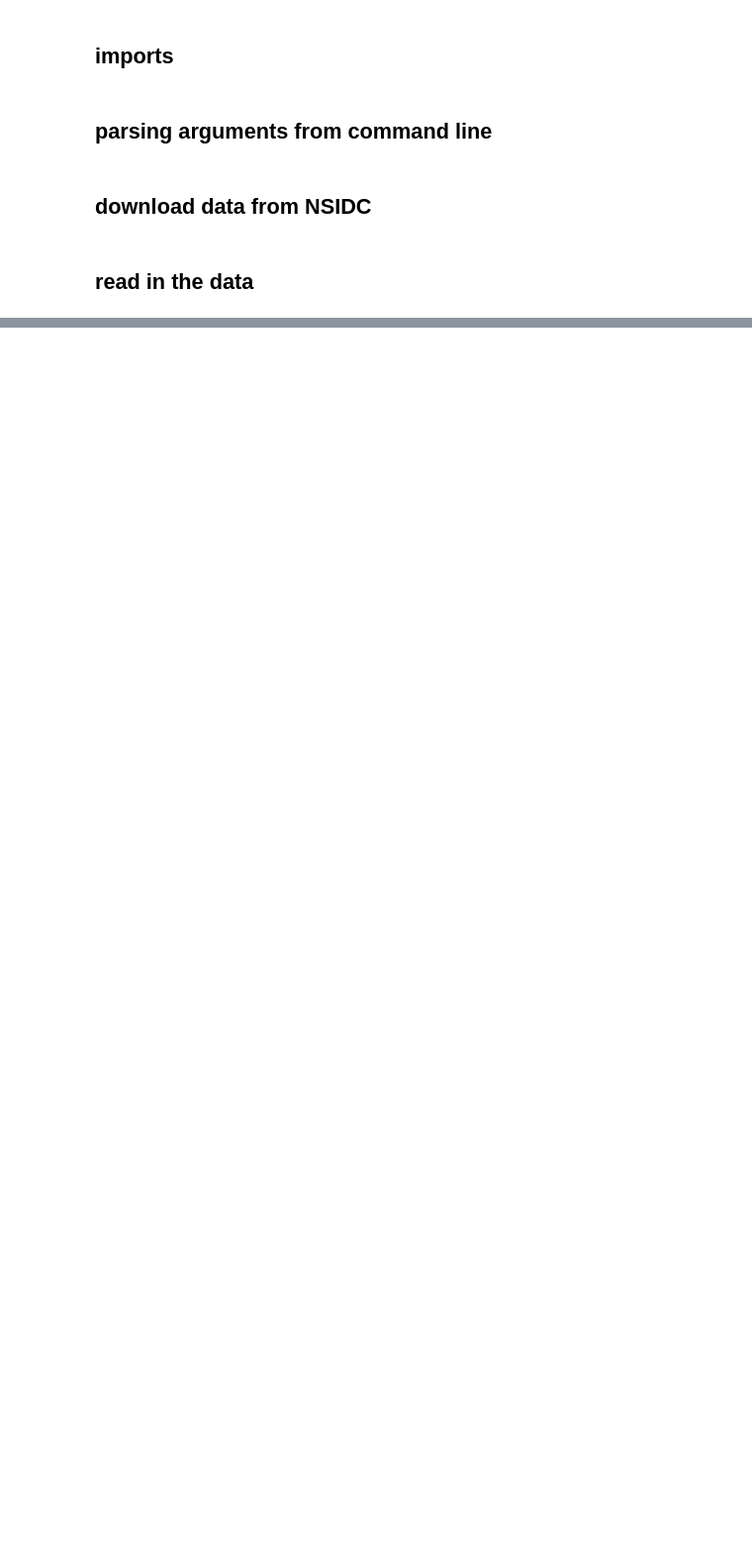
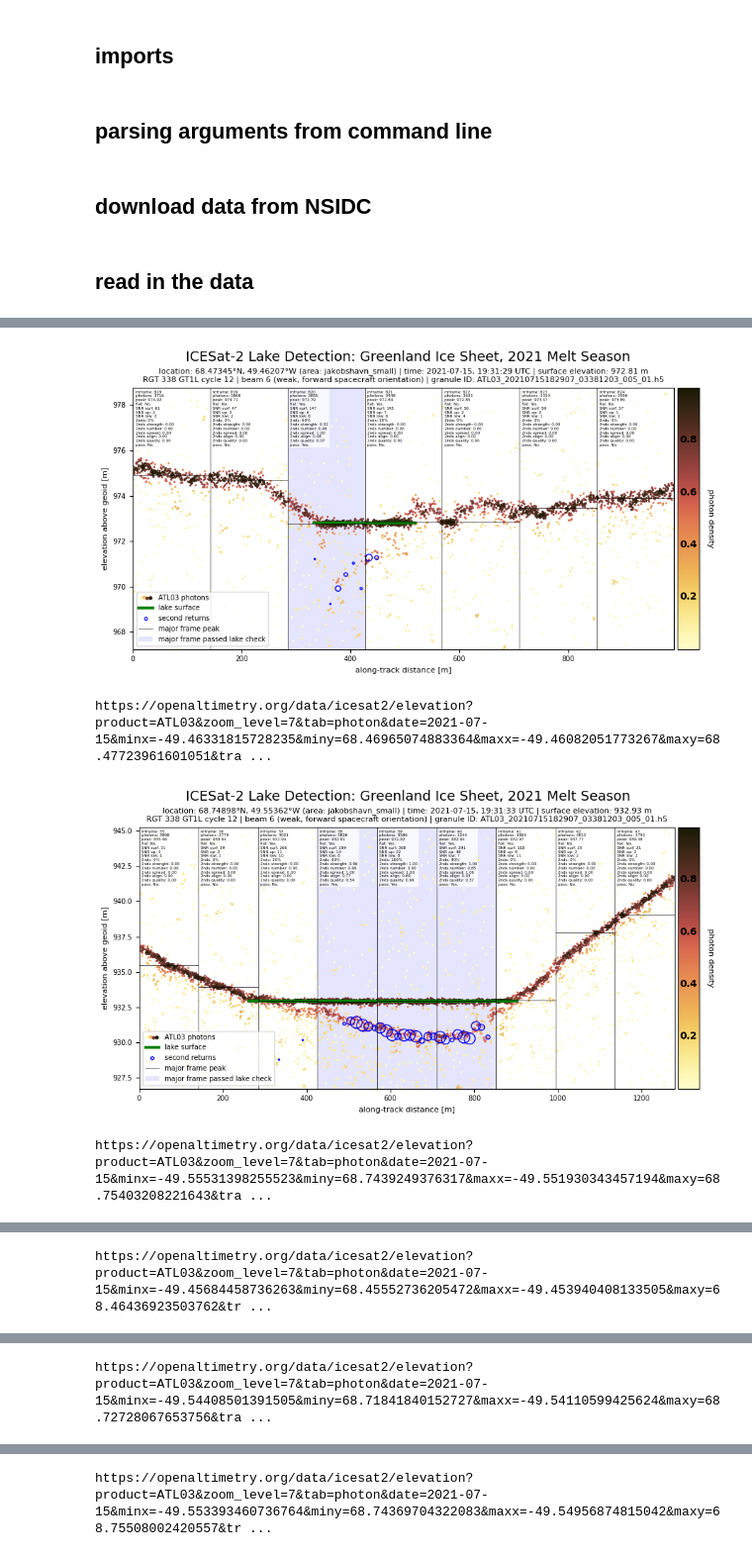
Before and after one commit to fliphilipp/GlacierLakeDetectionICESat2, a Jupyter notebook: main_extract.ipynb, the cells around one changed output, grey strips where cells are left out. Shown at 99% size. Saved outputs shown, nothing was run; the diff lists cells and outputs as text; code cells hidden in the pictures; blank space fills up the shorter version.

```diff
--- a/main_extract.ipynb
+++ b/main_extract.ipynb
@@ -385,3 +269,0 @@ Wall time: 5.96 s
-# %%
-for lake in lake_list:
-    lake.plot_detected()
@@ -421,0 +478,13 @@ IndentationError: expected an indented block (<ipython-input-66-a51e1367dc21>, l
+# %%
+from IPython.display import Image, display
+for lake in lake_list:
+    get_surface_elevation(lake)
+    get_surface_extent(lake)
+    fig = plot_detected(lake, min_width=0.0, min_depth=0.0)
+    display(fig)
+    print(lake.oaurl, end='\n\n')
+# %% [output]
+[figure, added]
+https://openaltimetry.org/data/icesat2/elevation?product=ATL03&zoom_level=7&tab=photon&date=2021-07-15&minx=-49.46331815728235&miny=68.46965074883364&maxx=-49.46082051773267&maxy=68.47723961601051&tra ...
+[figure, added]
+https://openaltimetry.org/data/icesat2/elevation?product=ATL03&zoom_level=7&tab=photon&date=2021-07-15&minx=-49.55531398255523&miny=68.7439249376317&maxx=-49.551930343457194&maxy=68.75403208221643&tra ...
@@ -421,0 +492 @@ IndentationError: expected an indented block (<ipython-input-66-a51e1367dc21>, l
+https://openaltimetry.org/data/icesat2/elevation?product=ATL03&zoom_level=7&tab=photon&date=2021-07-15&minx=-49.45684458736263&miny=68.45552736205472&maxx=-49.453940408133505&maxy=68.46436923503762&tr ...
@@ -421,0 +494 @@ IndentationError: expected an indented block (<ipython-input-66-a51e1367dc21>, l
+https://openaltimetry.org/data/icesat2/elevation?product=ATL03&zoom_level=7&tab=photon&date=2021-07-15&minx=-49.54408501391505&miny=68.71841840152727&maxx=-49.54110599425624&maxy=68.72728067653756&tra ...
@@ -421,0 +496 @@ IndentationError: expected an indented block (<ipython-input-66-a51e1367dc21>, l
+https://openaltimetry.org/data/icesat2/elevation?product=ATL03&zoom_level=7&tab=photon&date=2021-07-15&minx=-49.553393460736764&miny=68.74369704322083&maxx=-49.54956874815042&maxy=68.75508002420557&tr ...
```
Also changed, not shown: parts of 12 cells of this notebook, 2 other files.
